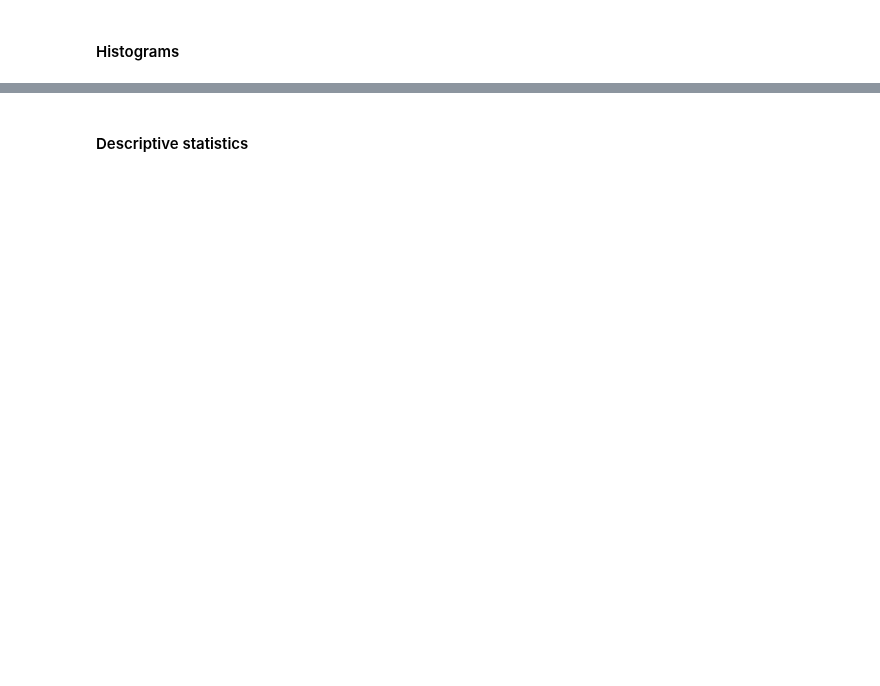
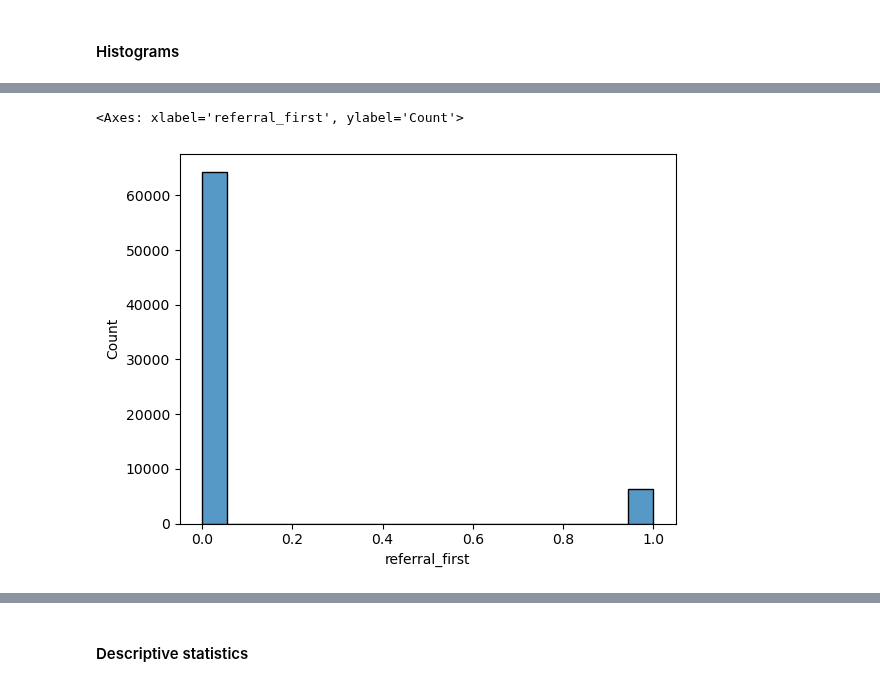
Before and after one commit to Lorenadn/HomeExchange, a Jupyter notebook: notebooks/HomeExchange-Subscriptions-Cleaning-Exploration.ipynb, the cells around one changed output, grey strips where cells are left out. Cells and saved outputs as stored; diff of their text form; code cells hidden in the pictures; blank space fills up the shorter version.

```diff
--- a/notebooks/HomeExchange-Subscriptions-Cleaning-Exploration.ipynb
+++ b/notebooks/HomeExchange-Subscriptions-Cleaning-Exploration.ipynb
@@ -57,4 +109,6 @@ hist2.show()
 # %%
-hist3 = px.histogram(sub_grouped, x = "referral_first", range_x = (0,1))
-hist3.show()
+sns.histplot(sub_grouped, x = "referral_first")
+# %% [output]
+<Axes: xlabel='referral_first', ylabel='Count'>
+[figure, added]
 # %%
```
Also changed, not shown: parts of 12 cells of this notebook, 1 other file.
